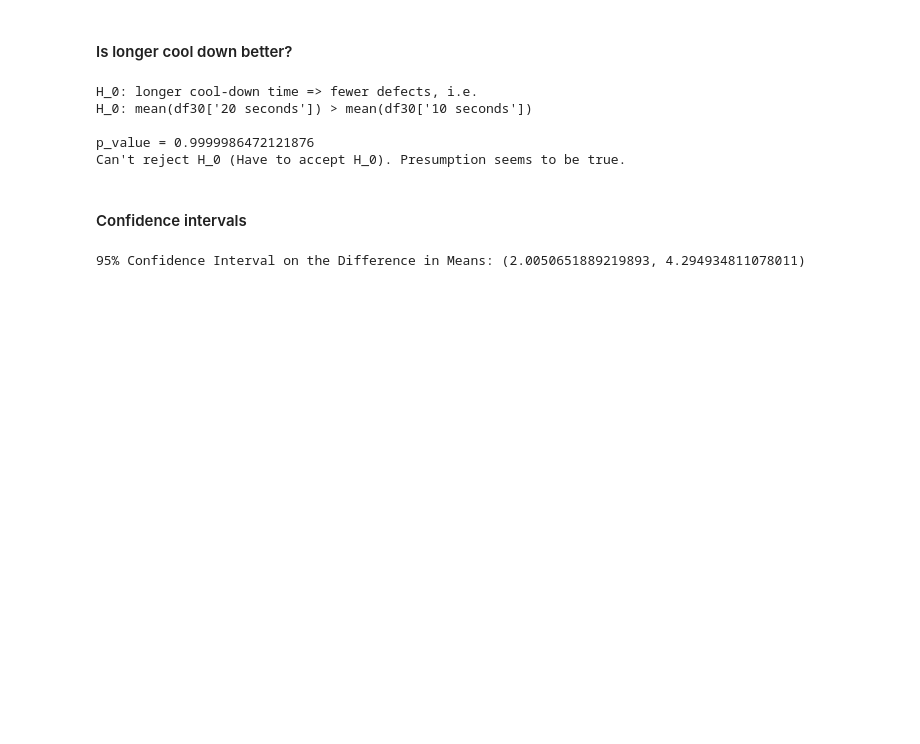
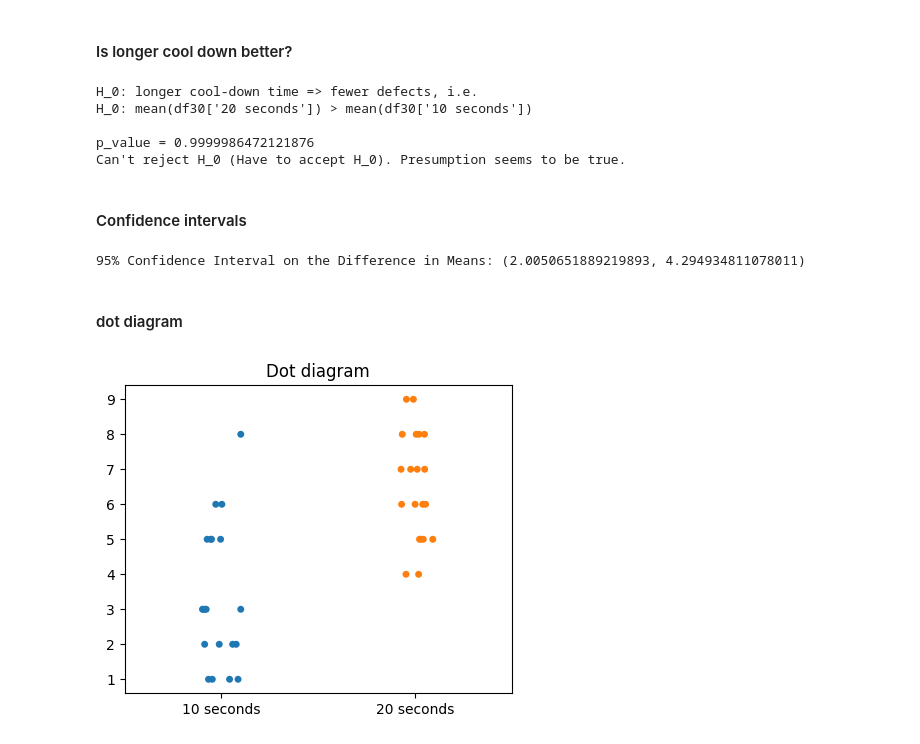
Before and after one commit to aleksejalex/super-funicular, a Jupyter notebook: 01NAEX_Exercise_01_Python_solution_Gaj.ipynb, the cells around one changed output. Cells and saved outputs as stored; diff of their text form; code cells hidden in the pictures; blank space fills up the shorter version.

```diff
--- a/01NAEX_Exercise_01_Python_solution_Gaj.ipynb
+++ b/01NAEX_Exercise_01_Python_solution_Gaj.ipynb
@@ -415,3 +415,14 @@ confidence_interval = (diff_of_means - margin_of_error, diff_of_means + margin_o
 print("95% Confidence Interval on the Difference in Means:", confidence_interval)
 # %% [output]
 95% Confidence Interval on the Difference in Means: (2.0050651889219893, 4.294934811078011)
+# %% [markdown]
+#### dot diagram
+# %%
+plt.figure(figsize=(5, 4), dpi=100)
+sbn.stripplot(data=df30, jitter=True)
+plt.title('Dot diagram')
+
+plt.savefig('df30_dots.png', dpi=400)
+plt.show()
+# %% [output]
+[figure, added]
```
Also changed, not shown: parts of 2 cells of this notebook.
